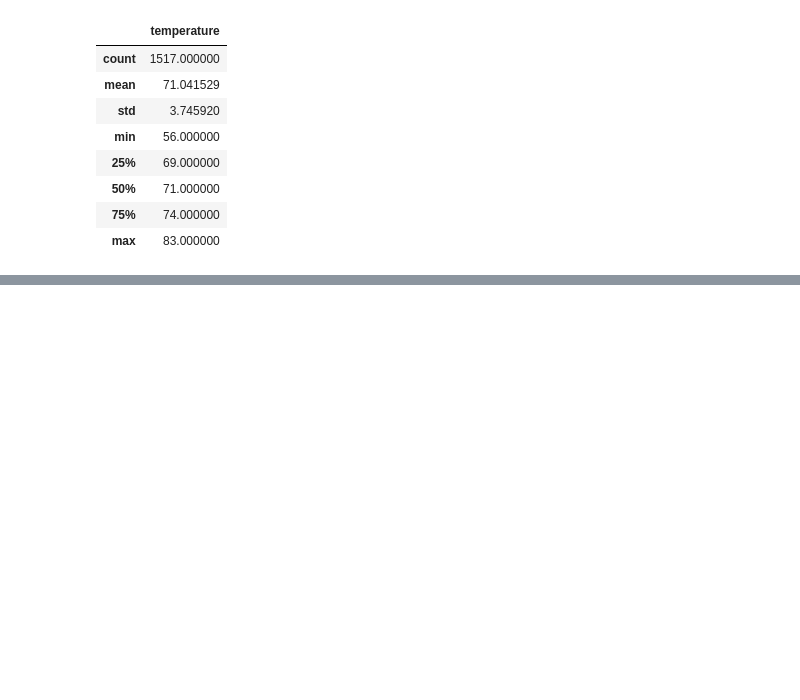
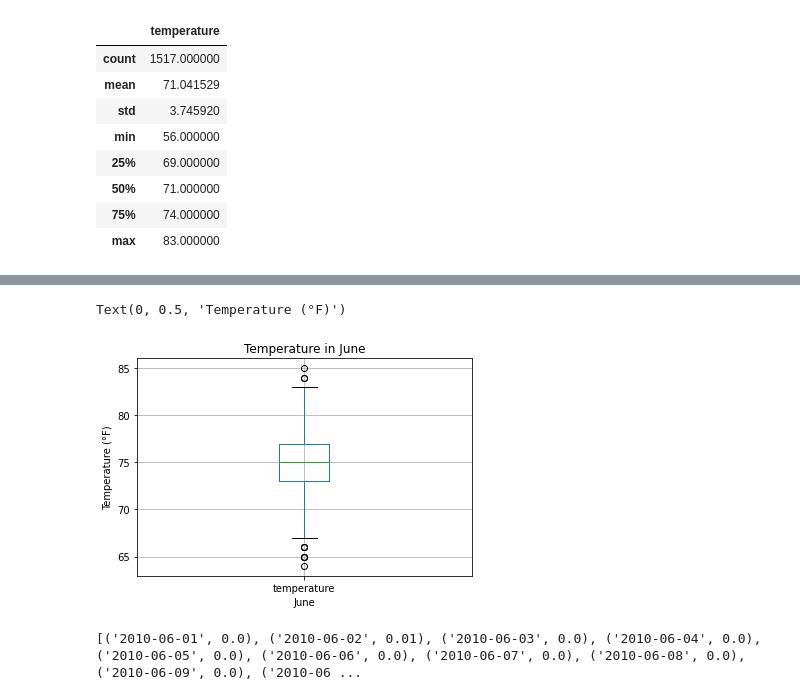
Before and after one commit to jaredcclarke/surfs_up, a Jupyter notebook: SurfsUp_Challenge.ipynb, the cells around one changed output, grey strips where cells are left out. Saved outputs shown, nothing was run; the diff lists cells and outputs as text; code cells hidden in the pictures; blank space fills up the shorter version.

```diff
--- a/SurfsUp_Challenge.ipynb
+++ b/SurfsUp_Challenge.ipynb
@@ -119,0 +129,14 @@ dec_temp_df.describe()
+# %%
+june_temp_df.boxplot()
+plt.title('Temperature in June')
+plt.xlabel('June')
+plt.ylabel('Temperature (°F)')
+# %% [output]
+Text(0, 0.5, 'Temperature (°F)')
+[figure, added]
+# %%
+june_precip_results = session.query(Measurement.date,Measurement.prcp).\
+                  filter(extract('month', Measurement.date)==6).all()
+print(june_precip_results)
+# %% [output]
+[('2010-06-01', 0.0), ('2010-06-02', 0.01), ('2010-06-03', 0.0), ('2010-06-04', 0.0), ('2010-06-05', 0.0), ('2010-06-06', 0.0), ('2010-06-07', 0.0), ('2010-06-08', 0.0), ('2010-06-09', 0.0), ('2010-06 ...
```
Also changed, not shown: parts of 4 cells of this notebook, 5 other files.
